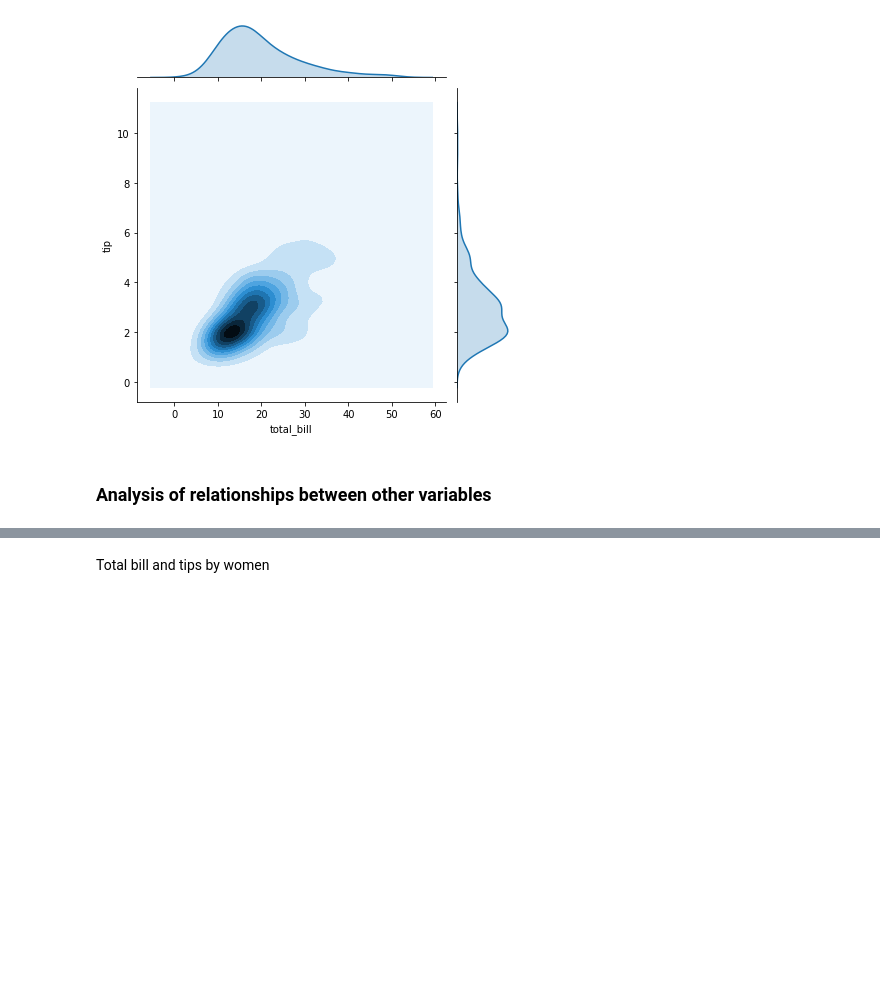
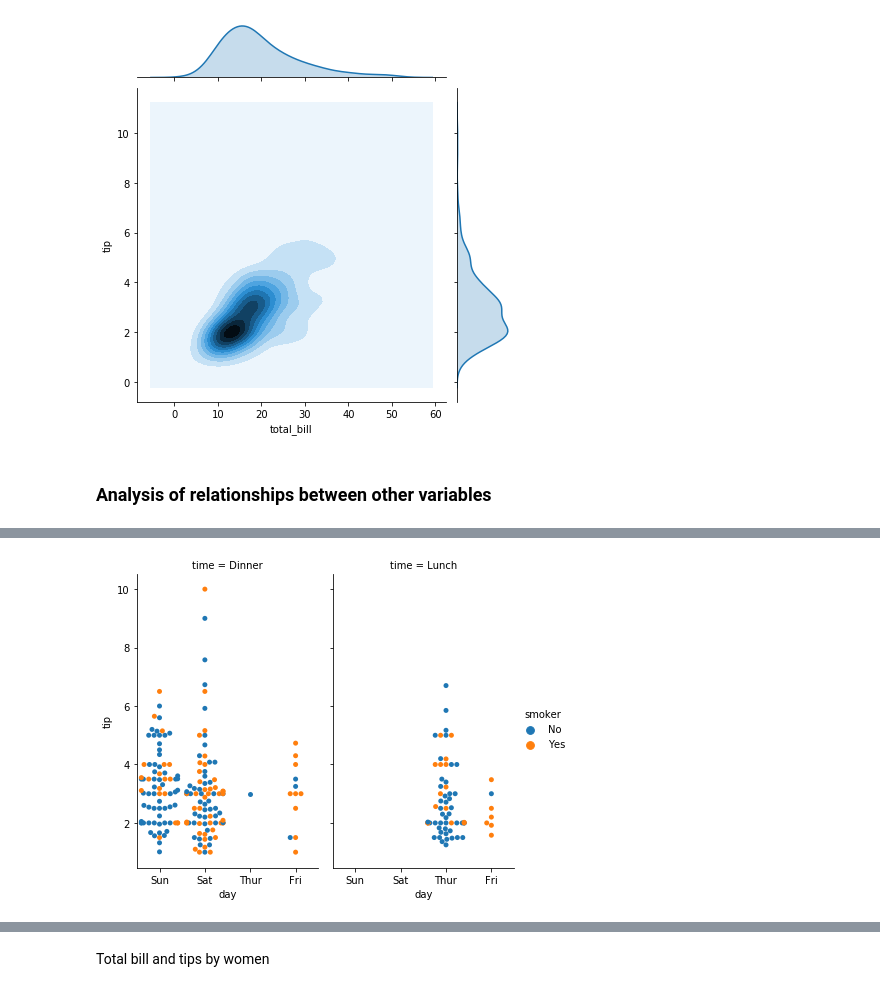
Before and after one commit to KatarzynaConnell/Fundamentals-Assessment-2019, a Jupyter notebook: Notebook.ipynb, the cells around one changed output, grey strips where cells are left out. Drawn from its saved outputs; the diff is of its cells as text; code cells hidden in the pictures; blank space fills up the shorter version.

```diff
--- a/Notebook.ipynb
+++ b/Notebook.ipynb
@@ -159,0 +181,8 @@ Sunday's meal is again dinner, this time the guests are predominantly non-smoker
+# %%
+# Show data about the time, day, tip and smoker variables with catplot
+
+sns.catplot(x="day", y="tip", hue="smoker",
+            col="time", aspect=.6,
+            kind="swarm", data=df);
+# %% [output]
+[figure, added]
```
Also changed, not shown: parts of 37 cells of this notebook.
